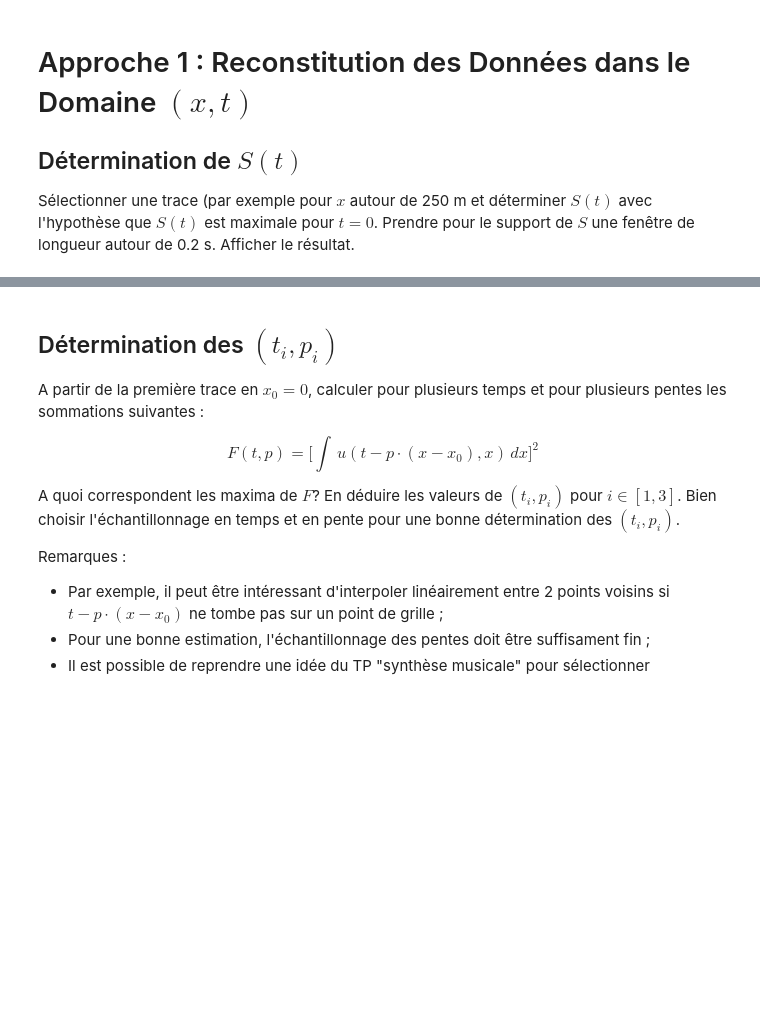
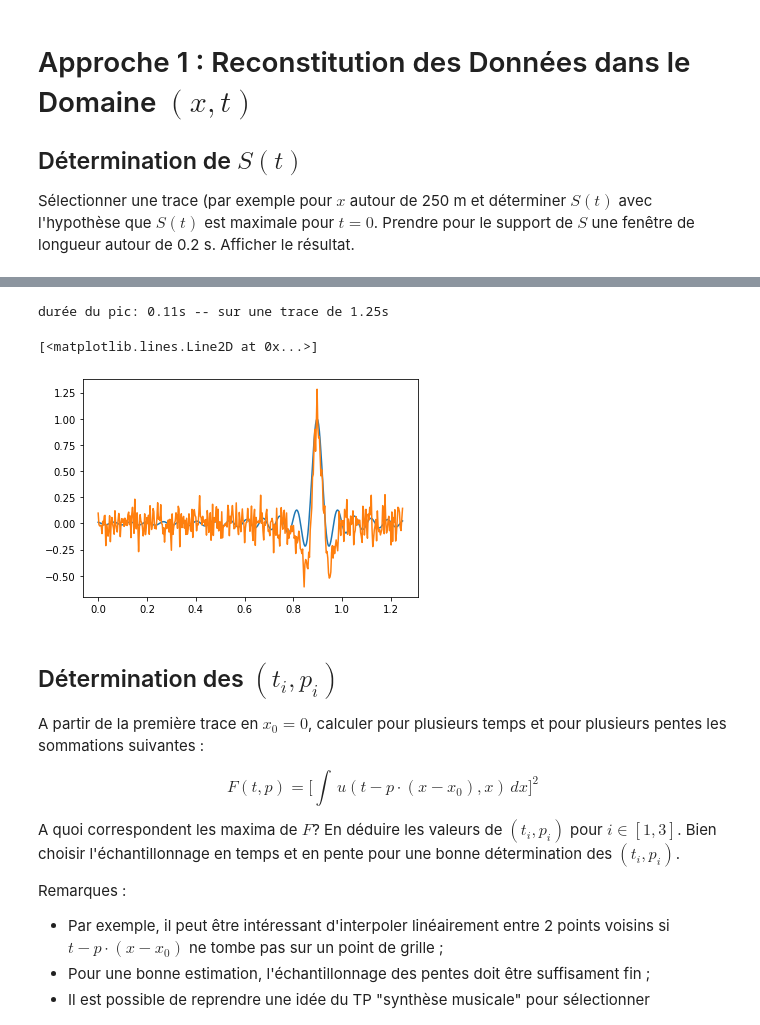
Before and after one commit to 21Vania/TDS, a Jupyter notebook: mini_projet_groupe1.ipynb, the cells around one changed output, grey strips where cells are left out. Saved outputs shown, nothing was run; the diff lists cells and outputs as text; code cells hidden in the pictures; blank space fills up the shorter version.

```diff
--- a/mini_projet_groupe1.ipynb
+++ b/mini_projet_groupe1.ipynb
@@ -253,3 +246,14 @@ le maximum du sinus cardinal est atteint en t_max = 0.9
+# %%
+a = 29.4
+#plt.plot(at[250:320],trace_x[250:320])
+print(f"durée du pic: {at[70]/2:.2f}s -- sur une trace de {tf:.2f}s" )
+
+plt.plot(at,np.sinc(a*(at-t_max)))
+plt.plot(at,trace_x)
+# %% [output]
+durée du pic: 0.11s -- sur une trace de 1.25s
+[<matplotlib.lines.Line2D at 0x...>]
+[figure, added]
 # %% [markdown]
 ## Détermination des $(t_i,p_i)$
 
```
Also changed, not shown: parts of 4 cells of this notebook.
